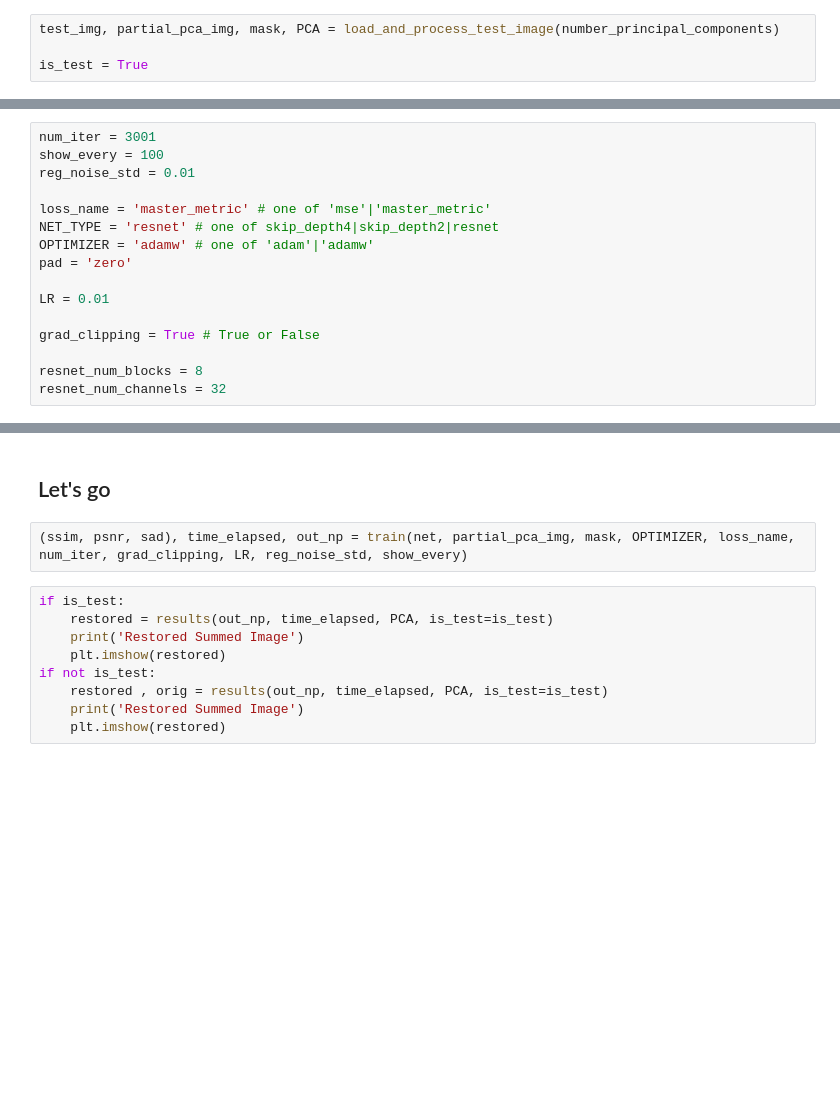
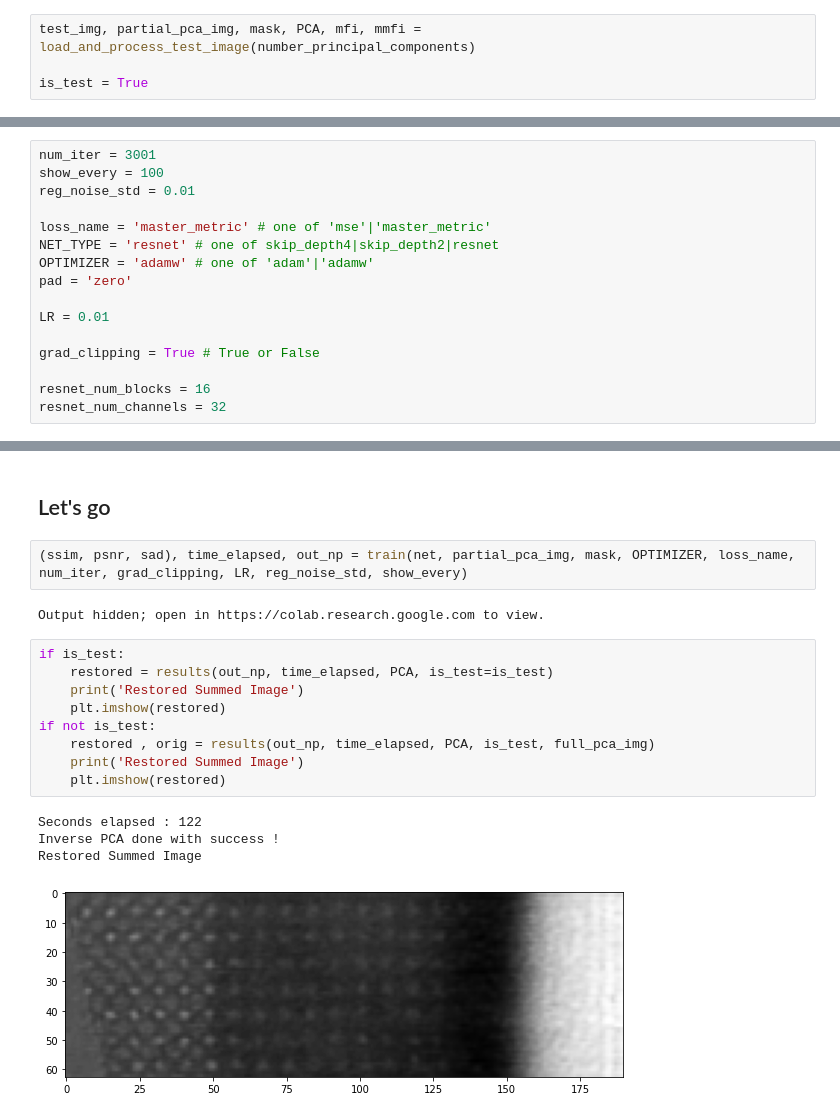
Before and after one commit to vcoyette/eels-inpainting-team8, a Jupyter notebook: ColabPrior.ipynb, the cells around one changed output, grey strips where cells are left out. Saved outputs shown, nothing was run; the diff lists cells and outputs as text; blank space fills up the shorter version.

```diff
--- a/ColabPrior.ipynb
+++ b/ColabPrior.ipynb
@@ -81,7 +106,7 @@ f = plot_spectre(partial_pca_img)
 # %% [markdown]
 ## Test data
 # %%
-test_img, partial_pca_img, mask, PCA = load_and_process_test_image(number_principal_components)
+test_img, partial_pca_img, mask, PCA, mfi, mmfi = load_and_process_test_image(number_principal_components)
 
 is_test = True
 # %%
@@ -109,7 +134,7 @@ LR = 0.01
 
 grad_clipping = True # True or False
 
-resnet_num_blocks = 8
+resnet_num_blocks = 16
 resnet_num_channels = 32
 # %% [markdown]
 Feel free to tweak some parameters below.
@@ -136,13 +161,20 @@ else:
 ## Let's go
 # %%
 (ssim, psnr, sad), time_elapsed, out_np = train(net, partial_pca_img, mask, OPTIMIZER, loss_name, num_iter, grad_clipping, LR, reg_noise_std, show_every)
+# %% [output]
+Output hidden; open in https://colab.research.google.com to view.
 # %%
 if is_test:
     restored = results(out_np, time_elapsed, PCA, is_test=is_test)
     print('Restored Summed Image')
     plt.imshow(restored)
 if not is_test:
-    restored , orig = results(out_np, time_elapsed, PCA, is_test=is_test)
+    restored , orig = results(out_np, time_elapsed, PCA, is_test, full_pca_img)
     print('Restored Summed Image')
     plt.imshow(restored)
+# %% [output]
+Seconds elapsed : 122
+Inverse PCA done with success !
+Restored Summed Image
+[figure, added]
 # %%
```
Also changed, not shown: parts of 5 cells of this notebook, 1 other file.
